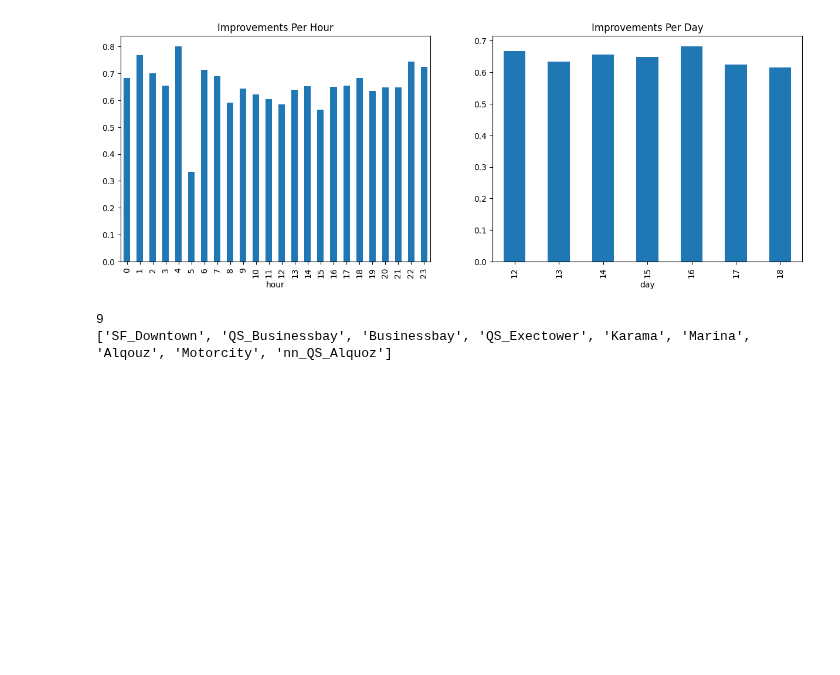
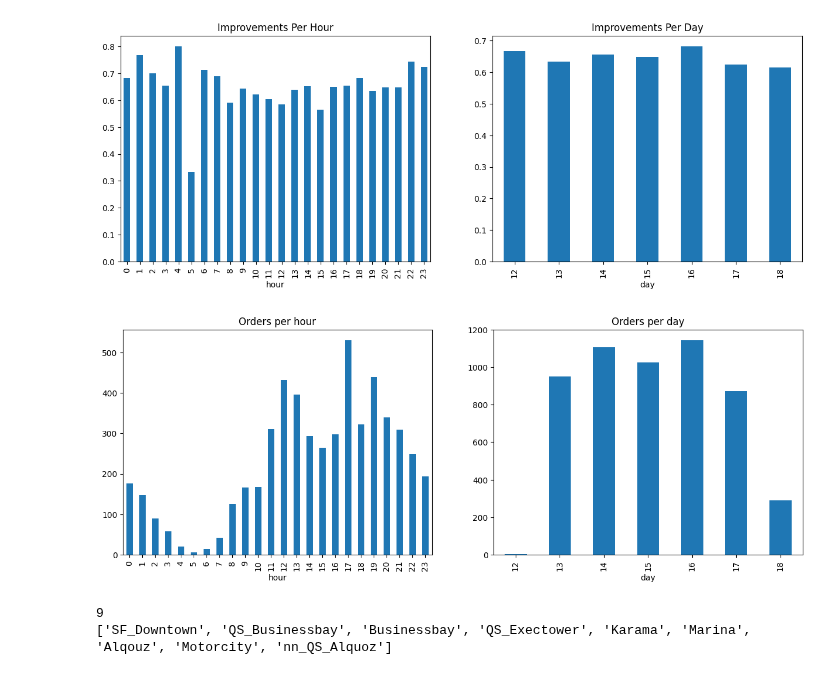
Before and after one commit to MohamdFekry/Parking-Enricher, a Jupyter notebook: test_data_analsis.ipynb, the cells around one changed output. Drawn from its saved outputs; the diff is of its cells as text; code cells hidden in the pictures; blank space fills up the shorter version.

```diff
--- a/test_data_analsis.ipynb
+++ b/test_data_analsis.ipynb
@@ -219,6 +238,17 @@ plt.title('Improvements Per Day')
 plt.show()
 # %% [output]
 [figure]
+# %%
+plt.figure(figsize=(15, 5))
+plt.subplot(1, 2, 1)
+test_data['hour'].value_counts().sort_index().plot(kind='bar')
+plt.title('Orders per hour')
+plt.subplot(1, 2, 2)
+test_data['day'].value_counts().sort_index().plot(kind='bar')
+plt.title('Orders per day')
+plt.show()
+# %% [output]
+[figure, added]
 # %%
 all_fleets = test_data['fleets'].str.split(',').explode().str.strip()
 unique_fleets = all_fleets.unique().tolist()
```
Also changed, not shown: parts of 7 cells of this notebook, 1 other file.
